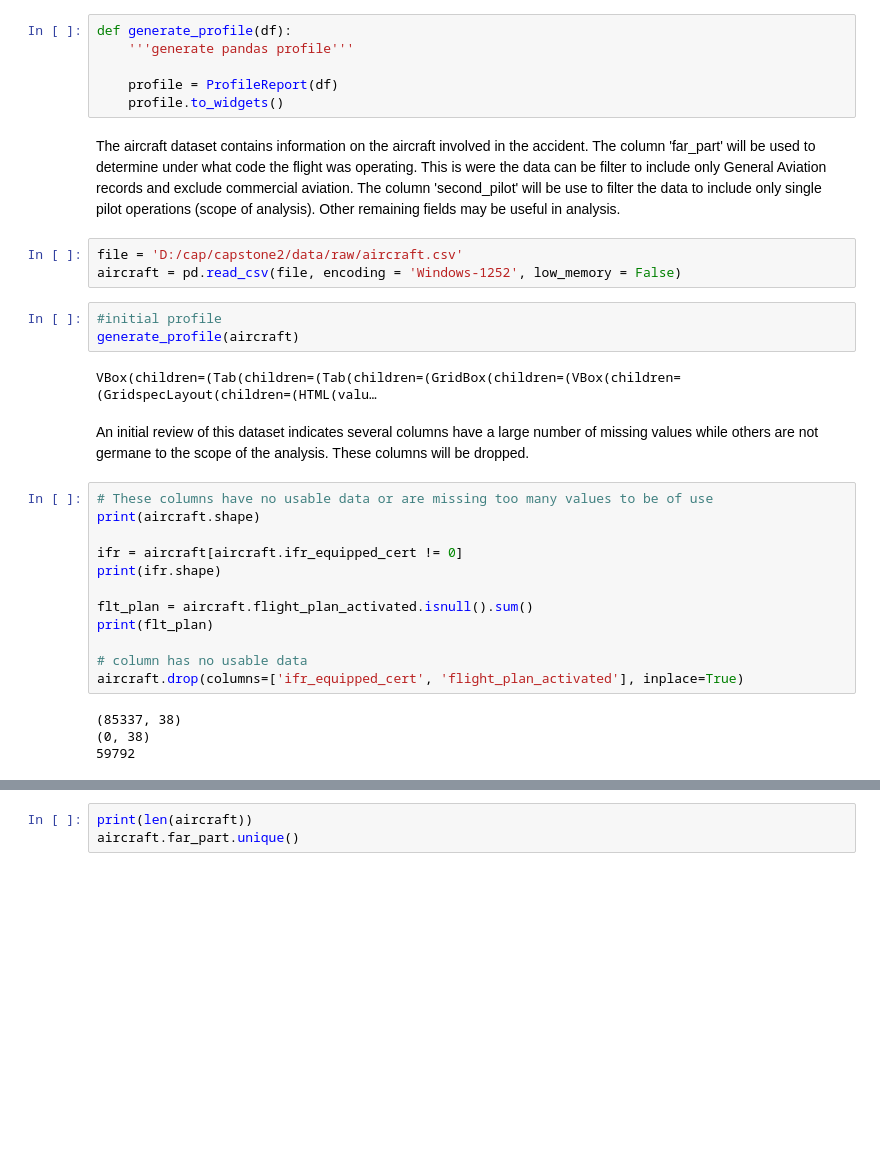
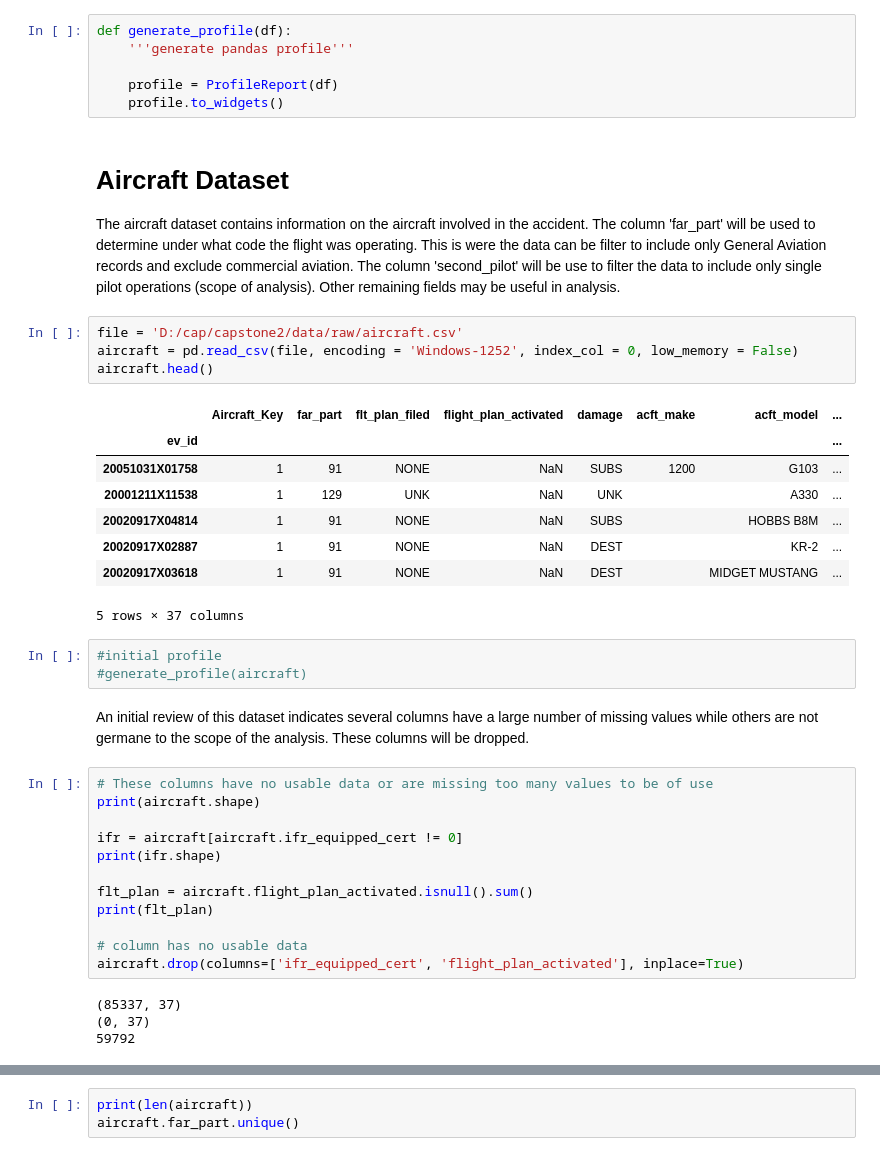
Before and after one commit to birr-data/capstone2, a Jupyter notebook: notebooks/1.0-mjg-data-wrangling.ipynb, the cells around one changed output, grey strips where cells are left out. Drawn from its saved outputs; the diff is of its cells as text; blank space fills up the shorter version.

Commit message:
Update: Update data-wrangling notebook - begin work on crew dataset.

```diff
--- a/notebooks/1.0-mjg-data-wrangling.ipynb
+++ b/notebooks/1.0-mjg-data-wrangling.ipynb
@@ -28,15 +28,25 @@ def generate_profile(df):
     profile = ProfileReport(df)
     profile.to_widgets()
 # %% [markdown]
+# Aircraft Dataset
+
 The aircraft dataset contains information on the aircraft involved in the accident. The column 'far_part' will be used to determine under what code the flight was operating. This is were the data can be filter to include only General Aviation records and exclude commercial aviation. The column 'second_pilot' will be use to filter the data to include only single pilot operations (scope of analysis). Other remaining fields may be useful in analysis.
 # %%
 file = 'D:/cap/capstone2/data/raw/aircraft.csv'
-aircraft = pd.read_csv(file, encoding = 'Windows-1252', low_memory = False)
+aircraft = pd.read_csv(file, encoding = 'Windows-1252', index_col = 0, low_memory = False)
+aircraft.head()
+# %% [output]
+|  | Aircraft_Key | far_part | flt_plan_filed | flight_plan_activated | damage | acft_make | acft_model | ... |
+| ev_id |  |  |  |  |  |  |  | ... |
+| 20051031X01758 | 1 | 91 | NONE | NaN | SUBS | 1200 | G103 | ... |
+| 20001211X11538 | 1 | 129 | UNK | NaN | UNK |  | A330 | ... |
+| 20020917X04814 | 1 | 91 | NONE | NaN | SUBS |  | HOBBS B8M | ... |
+| 20020917X02887 | 1 | 91 | NONE | NaN | DEST |  | KR-2 | ... |
+| 20020917X03618 | 1 | 91 | NONE | NaN | DEST |  | MIDGET MUSTANG | ... |
+5 rows × 37 columns
 # %%
 #initial profile
-generate_profile(aircraft)
+#generate_profile(aircraft)
-# %% [output]
-VBox(children=(Tab(children=(Tab(children=(GridBox(children=(VBox(children=(GridspecLayout(children=(HTML(valu…
 # %% [markdown]
 An initial review of this dataset indicates several columns have a large number of missing values while others are not germane to the scope of the analysis. These columns will be dropped.
 # %%
@@ -52,8 +62,8 @@ print(flt_plan)
 # column has no usable data
 aircraft.drop(columns=['ifr_equipped_cert', 'flight_plan_activated'], inplace=True)
 # %% [output]
-(85337, 38)
-(0, 38)
+(85337, 37)
+(0, 37)
 59792
 # %%
 #drop columns not applicable to analysis
```
Also changed, not shown: parts of 23 cells of this notebook.
